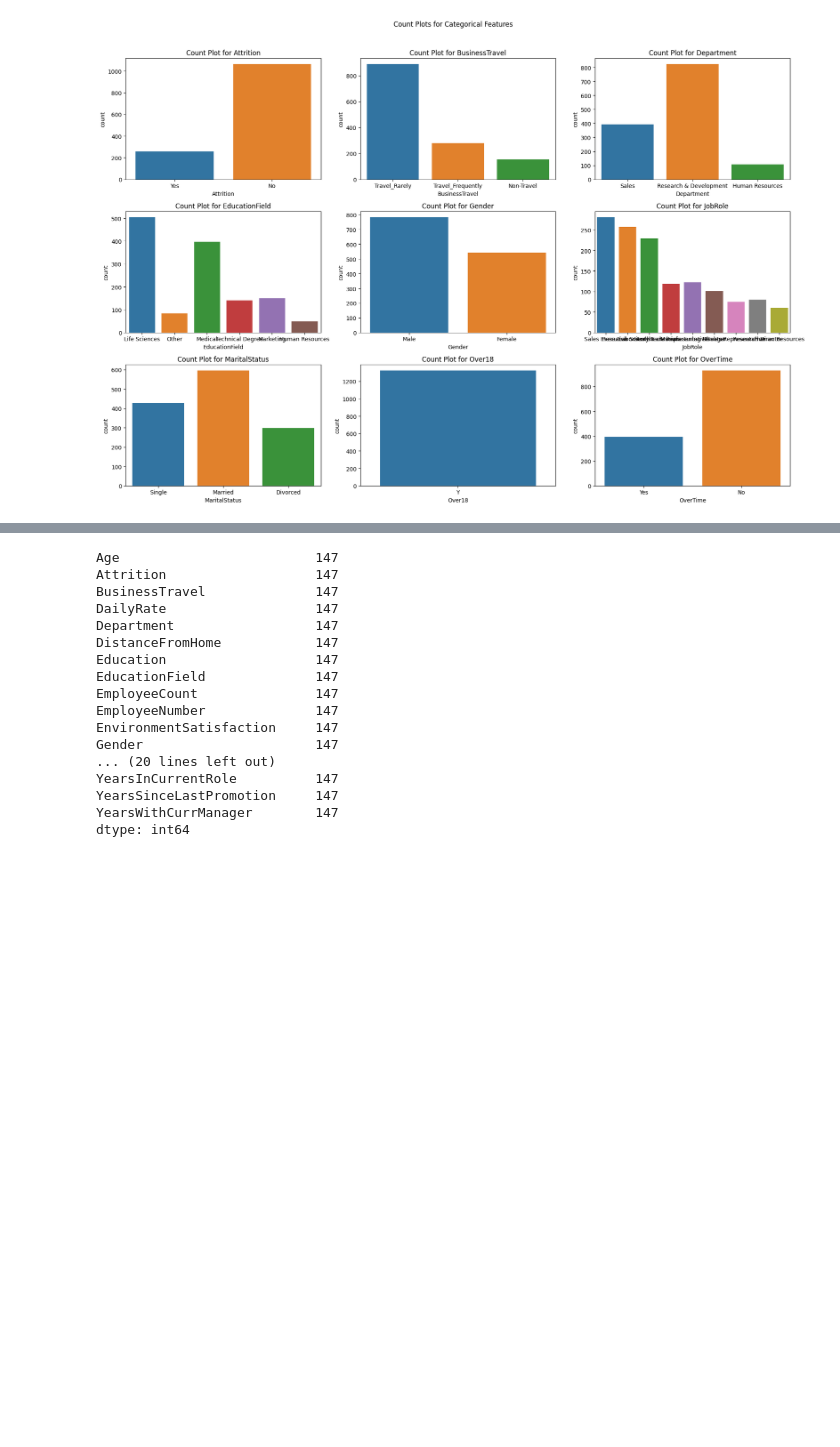
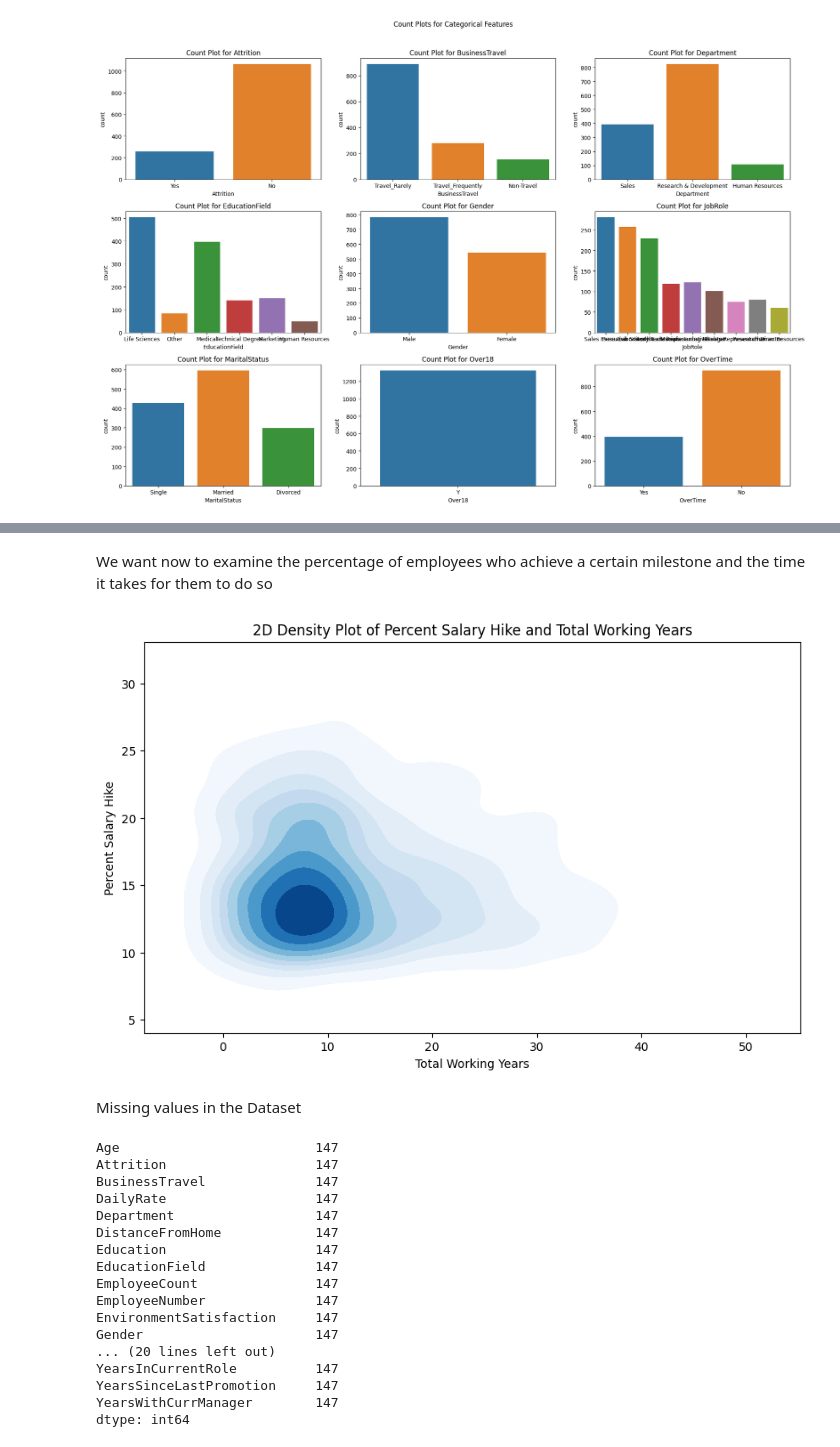
Before and after one commit to riccardopossier/Continuous-Assessment, a Jupyter notebook: Machine_Learning_CA2.ipynb, the cells around one changed output, grey strips where cells are left out. Drawn from its saved outputs; the diff is of its cells as text; code cells hidden in the pictures; blank space fills up the shorter version.

```diff
--- a/Machine_Learning_CA2.ipynb
+++ b/Machine_Learning_CA2.ipynb
@@ -108,3 +126,16 @@ Let's take a look at missing values of our Dataset
+# %% [markdown]
+We want now to examine the percentage of employees who achieve a certain milestone and the time it takes for them to do so
+# %%
+plt.figure(figsize=(10, 6))
+sns.kdeplot(x='TotalWorkingYears', y='PercentSalaryHike', data=df, cmap='Blues', fill=True)
+plt.title('2D Density Plot of Percent Salary Hike and Total Working Years')
+plt.xlabel('Total Working Years')
+plt.ylabel('Percent Salary Hike')
+plt.show()
+# %% [output]
+[figure, added]
+# %% [markdown]
+Missing values in the Dataset
 # %%
 df.isnull().sum()
 # %% [output]
```
Also changed, not shown: parts of 27 cells of this notebook.
